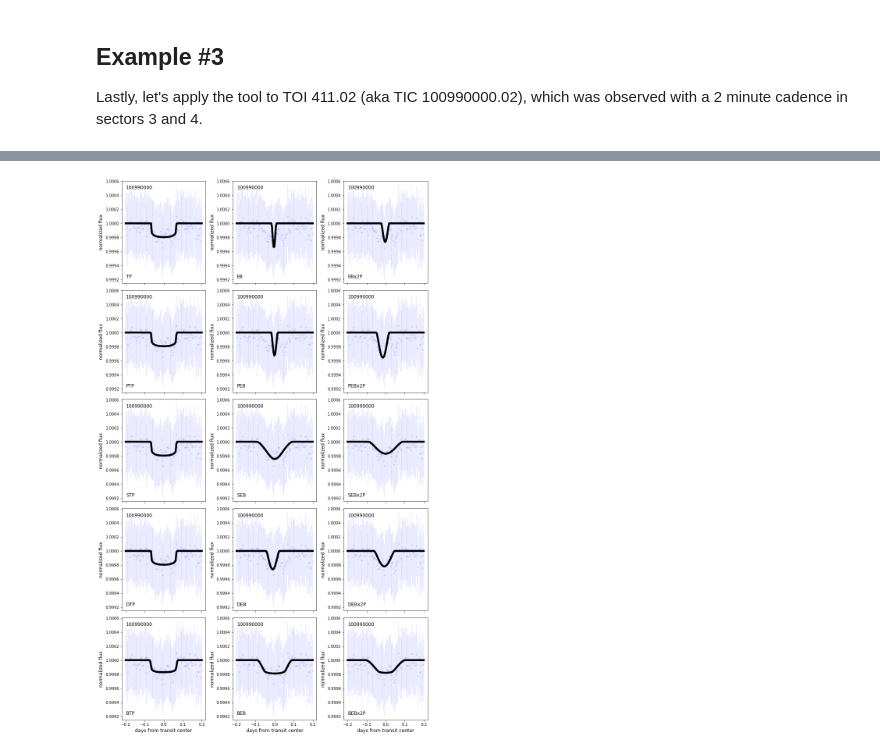
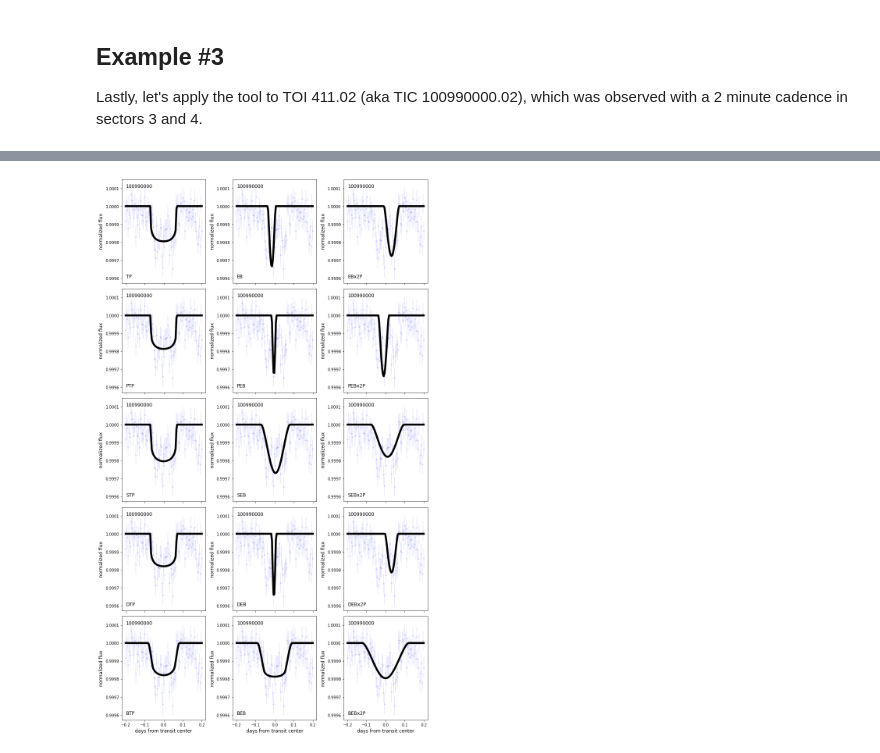
Before and after one commit to stevengiacalone/triceratops, a Jupyter notebook: examples/example.ipynb, the cells around one changed output, grey strips where cells are left out. Cells and saved outputs as stored; diff of their text form; code cells hidden in the pictures.

```diff
--- a/examples/example.ipynb
+++ b/examples/example.ipynb
@@ -275,20 +302,16 @@ target.stars
 # %%
+%%time
+
 # read in the light curve
 lc = pd.read_csv("TOI411_02_lightcurve.csv", header=None)
 time, flux, flux_err = lc[0].values, lc[1].values, lc[2].values
 P_orb = 4.040051
 
-# bin the data a little so it runs faster
-bins = np.linspace(time.min(),time.max(),11)
-stdvs = np.zeros(10)
-for j in range(bins.shape[0]-1):
-    this_stdv = np.std(flux[(time > bins[j]) & (time < bins[j+1])])
-    stdvs[j] = this_stdv
-sigma = np.mean(stdvs)
-lc_bins = int(time.shape[0]/100)
-lc = TessLightCurve(time, flux).bin(lc_bins, method='mean')
+lc_binsize = (time.max()-time.min())/100
+lc = TessLightCurve(time=time, flux=flux, flux_err=flux_err).bin(time_bin_size=lc_binsize)
 
-target.calc_probs(time=lc.time, flux_0=lc.flux, sigma_0=sigma, P_orb=P_orb)
+target.calc_probs(time=lc.time.value, flux_0=lc.flux.value, flux_err_0=np.mean(lc.flux_err.value), P_orb=P_orb,
+                  parallel=True)
 # %% [output]
 TRILEGAL form submitted.
 Calculating TP, EB, and EBx2P scenario probabilities for 100990000.
@@ -323,4 +349,4 @@ NFPP = 0.0
 # %%
-target.plot_fits(time=lc.time, flux_0=lc.flux, sigma_0=sigma)
+target.plot_fits(time=lc.time.value, flux_0=lc.flux.value, flux_err_0=np.mean(lc.flux_err.value))
 # %% [output]
-[figure, old version]
+[figure, new version]
```
Also changed, not shown: parts of 19 cells of this notebook, 6 other files.
